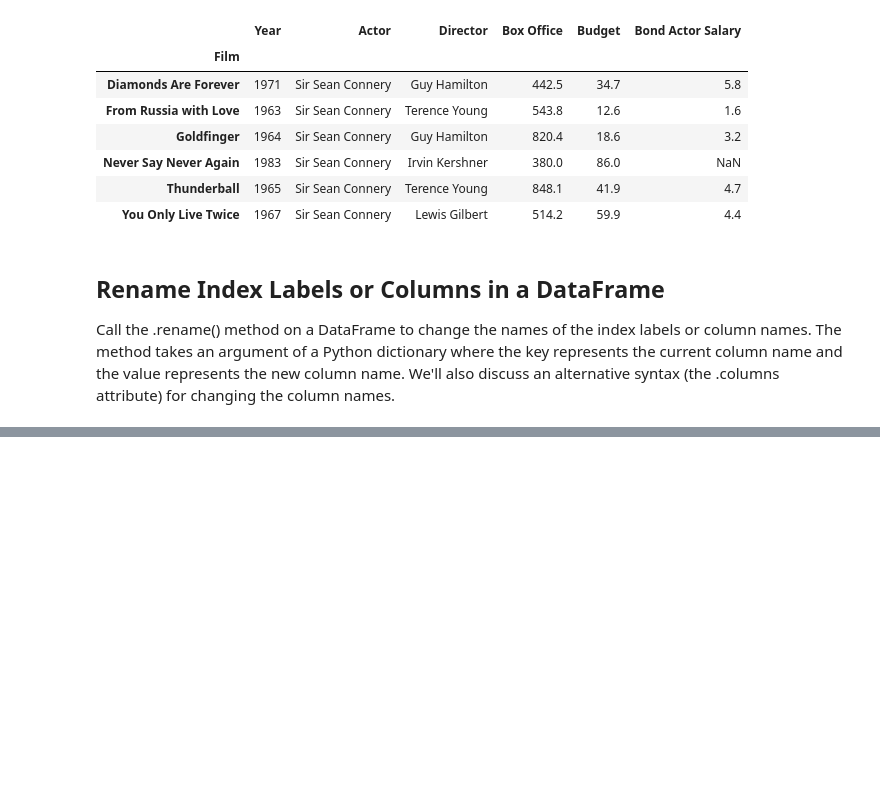
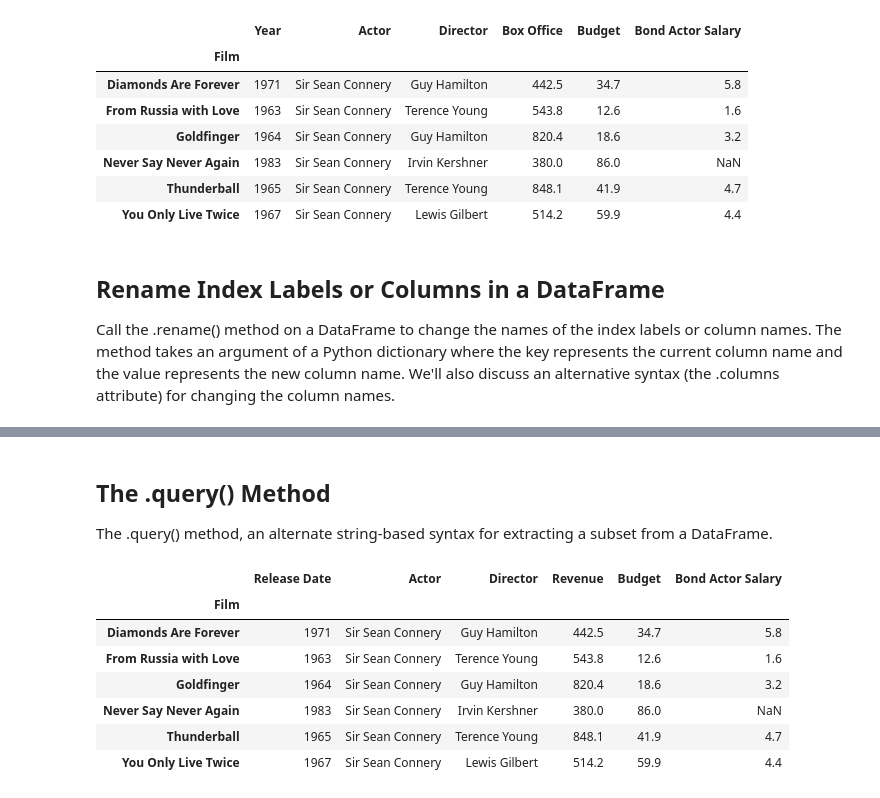
Before and after one commit to adamstueckrath/DataAnalysisPandas, a Jupyter notebook: DataFrame Notes III.ipynb, the cells around one changed output, grey strips where cells are left out. Drawn from its saved outputs; the diff is of its cells as text; code cells hidden in the pictures; blank space fills up the shorter version.

Commit message:
Worked on DataFrame III Notes

```diff
--- a/DataFrame Notes III.ipynb
+++ b/DataFrame Notes III.ipynb
@@ -282,0 +430,18 @@ Call the .rename() method on a DataFrame to change the names of the index labels
+# %% [markdown]
+## The .query() Method
+The .query() method, an alternate string-based syntax for extracting a subset from a DataFrame.
+# %%
+# the biggest syntax to note is- you have to use an alternate form
+# of qoutes on entire boolean series if you have a string value in your operator
+
+# *note* query() seems to faster than normal pandas syntax
+bond.query('Actor == "Sir Sean Connery"')
+# %% [output]
+|  | Release Date | Actor | Director | Revenue | Budget | Bond Actor Salary |
+| Film |  |  |  |  |  |  |
+| Diamonds Are Forever | 1971 | Sir Sean Connery | Guy Hamilton | 442.5 | 34.7 | 5.8 |
+| From Russia with Love | 1963 | Sir Sean Connery | Terence Young | 543.8 | 12.6 | 1.6 |
+| Goldfinger | 1964 | Sir Sean Connery | Guy Hamilton | 820.4 | 18.6 | 3.2 |
+| Never Say Never Again | 1983 | Sir Sean Connery | Irvin Kershner | 380.0 | 86.0 | NaN |
+| Thunderball | 1965 | Sir Sean Connery | Terence Young | 848.1 | 41.9 | 4.7 |
+| You Only Live Twice | 1967 | Sir Sean Connery | Lewis Gilbert | 514.2 | 59.9 | 4.4 |
```
Also changed, not shown: parts of 19 cells of this notebook.
